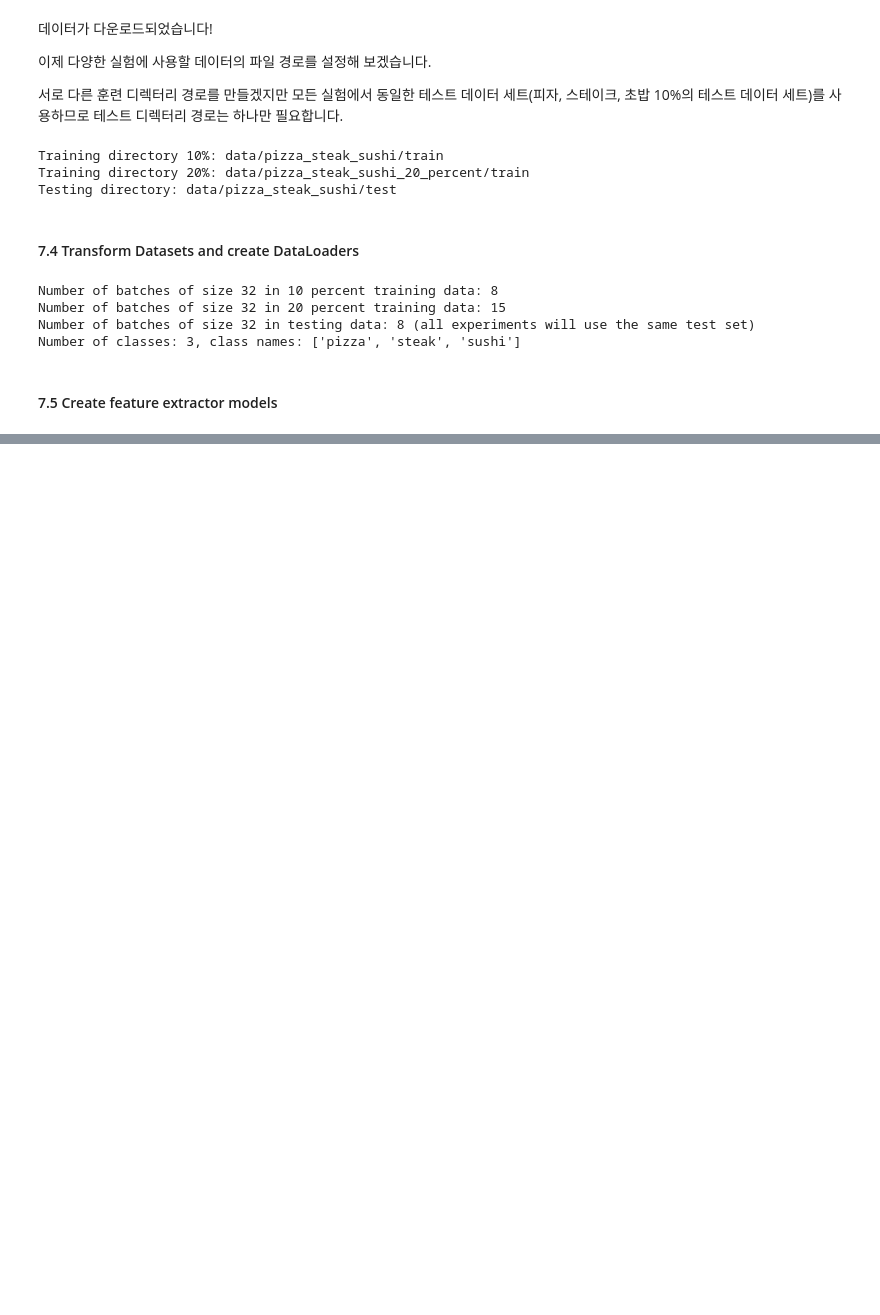
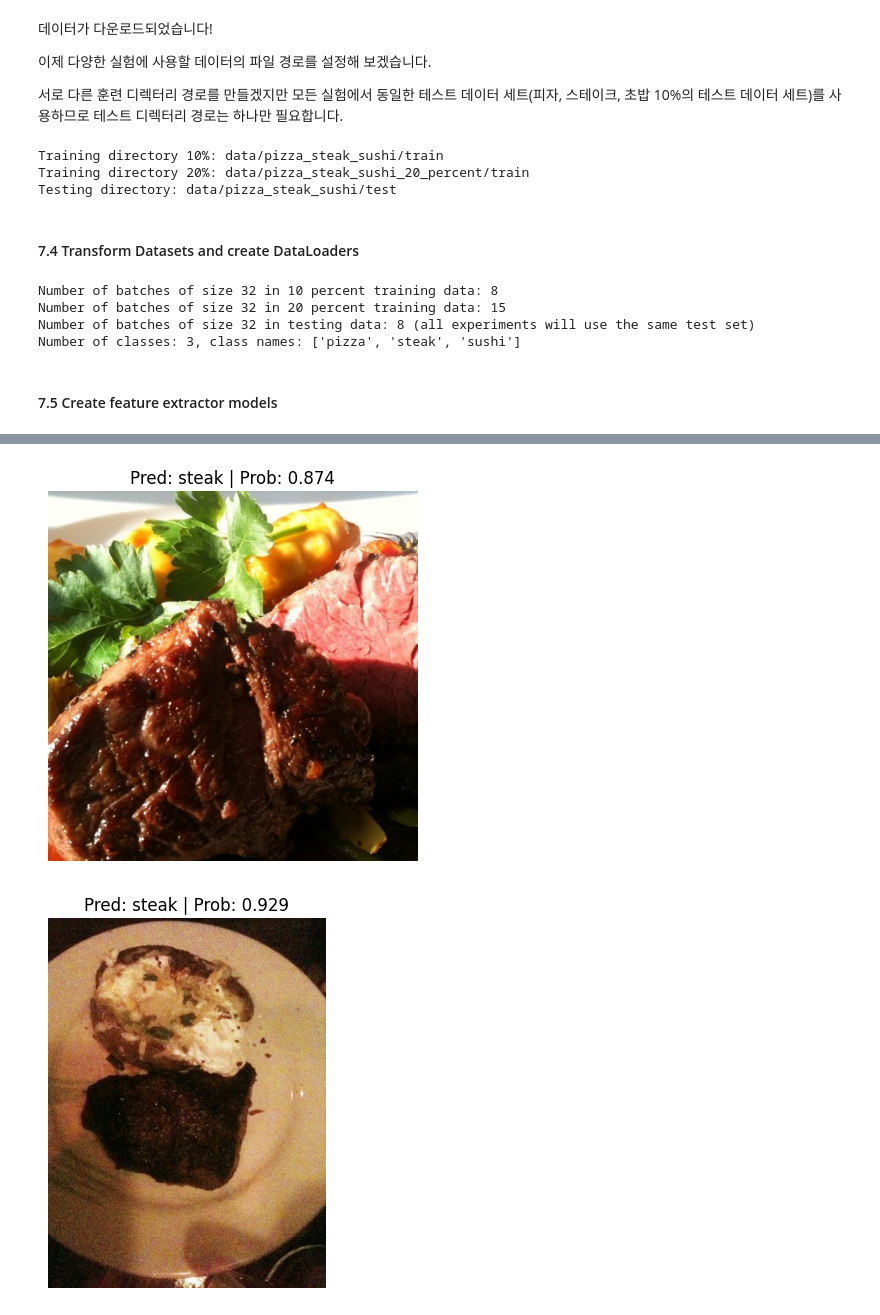
Before and after one commit to sguys99/pytorch-study, a Jupyter notebook: zero-to-mastery/07. PyTorch Experiment Tracking.ipynb, the cells around one changed output, grey strips where cells are left out. Saved outputs shown, nothing was run; the diff lists cells and outputs as text; code cells hidden in the pictures; blank space fills up the shorter version.

Commit message:
[torch zero to mastery] ch7.experiment tracking(complete)

```diff
--- a/zero-to-mastery/07. PyTorch Experiment Tracking.ipynb
+++ b/zero-to-mastery/07. PyTorch Experiment Tracking.ipynb
@@ -794,0 +908,18 @@ Number of classes: 3, class names: ['pizza', 'steak', 'sushi']
+# %%
+def create_effnetb2():
+    weights = torchvision.models.EfficientNet_B2_Weights.DEFAULT
+    model = torchvision.models.efficientnet_b2(weights=weights).to(device)
+
+    for param in model.features.parameters():
+        param.requires_grad = False
+
+    set_seeds()
+
+    model.classifier = nn.Sequential(
+        nn.Dropout(p = 0.3),
+        nn.Linear(in_features=1408, out_features=OUT_FEATURES)
+    ).to(device)
+
+    model.name = 'effnetb2'
+    print(f"[INFO] Created new {model.name} model.")
+    return model
@@ -794,0 +1119,9 @@ Number of classes: 3, class names: ['pizza', 'steak', 'sushi']
+# %%
+# Setup the best model filepath
+best_model_path = "models/07_effnetb2_data_20_percent_10_epochs.pth"
+
+# Instantiate a new instance of EffNetB2 (to load the saved state_dict() to)
+best_model = create_effnetb2()
+
+# Load the saved best model state_dict()
+best_model.load_state_dict(torch.load(best_model_path))
@@ -794,0 +1178,21 @@ Number of classes: 3, class names: ['pizza', 'steak', 'sushi']
+# %%
+# Import function to make predictions on images and plot them
+# See the function previously created in section: https://www.learnpytorch.io/06_pytorch_transfer_learning/#6-make-predictions-on-images-from-the-test-set
+from going_modular.predictions import pred_and_plot_image
+
+# Get a random list of 3 images from 20% test set
+import random
+num_images_to_plot = 3
+test_image_path_list = list(Path(data_20_percent_path / "test").glob("*/*.jpg")) # get all test image paths from 20% dataset
+test_image_path_sample = random.sample(population=test_image_path_list,
+                                       k=num_images_to_plot) # randomly select k number of images
+
+# Iterate through random test image paths, make predictions on them and plot them
+for image_path in test_image_path_sample:
+    pred_and_plot_image(model=best_model,
+                        image_path=image_path,
+                        class_names=class_names,
+                        image_size=(224, 224))
+# %% [output]
+[figure, added]
+[figure, added]
```
Also changed, not shown: parts of 34 cells of this notebook, 9 other files.
